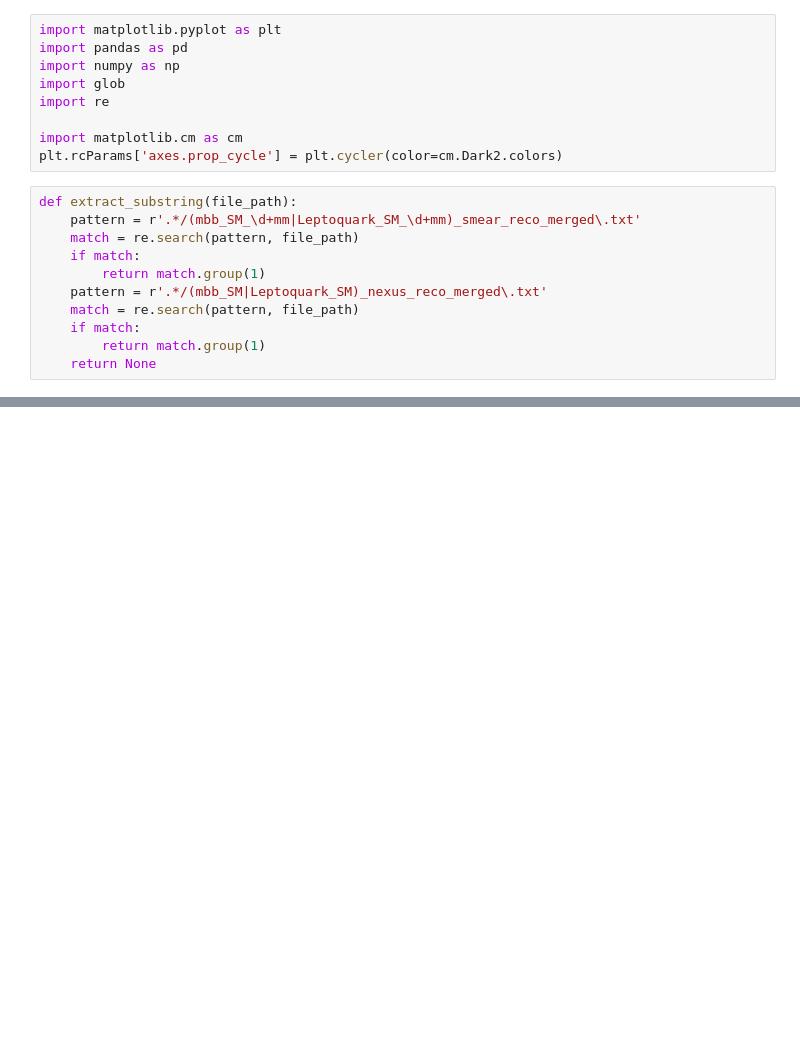
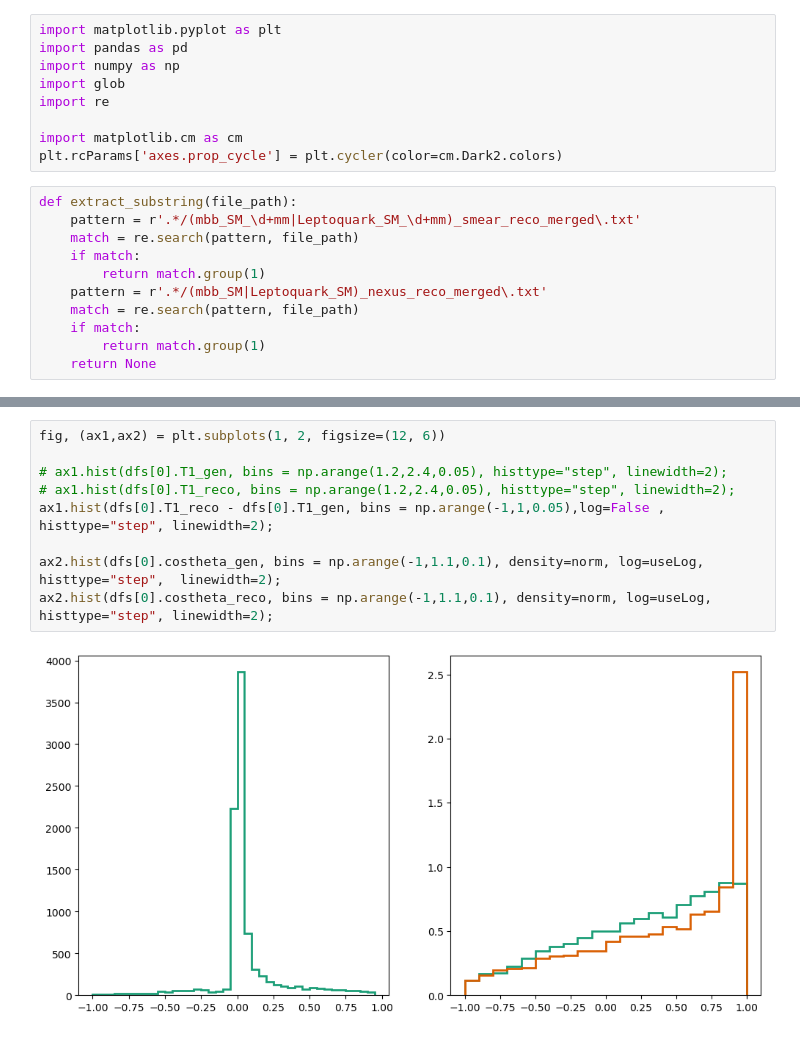
Before and after one commit to kvjmistry/NEXT_nudobe, a Jupyter notebook: workdir/PlotReco.ipynb, the cells around one changed output, grey strips where cells are left out. Saved outputs shown, nothing was run; the diff lists cells and outputs as text; blank space fills up the shorter version.

```diff
--- a/workdir/PlotReco.ipynb
+++ b/workdir/PlotReco.ipynb
@@ -62,2 +79,13 @@ mbb_SM loaded!
+# %%
+fig, (ax1,ax2) = plt.subplots(1, 2, figsize=(12, 6))
+
+# ax1.hist(dfs[0].T1_gen, bins = np.arange(1.2,2.4,0.05), histtype="step", linewidth=2);
+# ax1.hist(dfs[0].T1_reco, bins = np.arange(1.2,2.4,0.05), histtype="step", linewidth=2);
+ax1.hist(dfs[0].T1_reco - dfs[0].T1_gen, bins = np.arange(-1,1,0.05),log=False , histtype="step", linewidth=2);
+
+ax2.hist(dfs[0].costheta_gen, bins = np.arange(-1,1.1,0.1), density=norm, log=useLog, histtype="step",  linewidth=2);
+ax2.hist(dfs[0].costheta_reco, bins = np.arange(-1,1.1,0.1), density=norm, log=useLog, histtype="step", linewidth=2);
+# %% [output]
+[figure, added]
 # %%
 useLog=False
```
Also changed, not shown: parts of 3 cells of this notebook, 4 other files.
